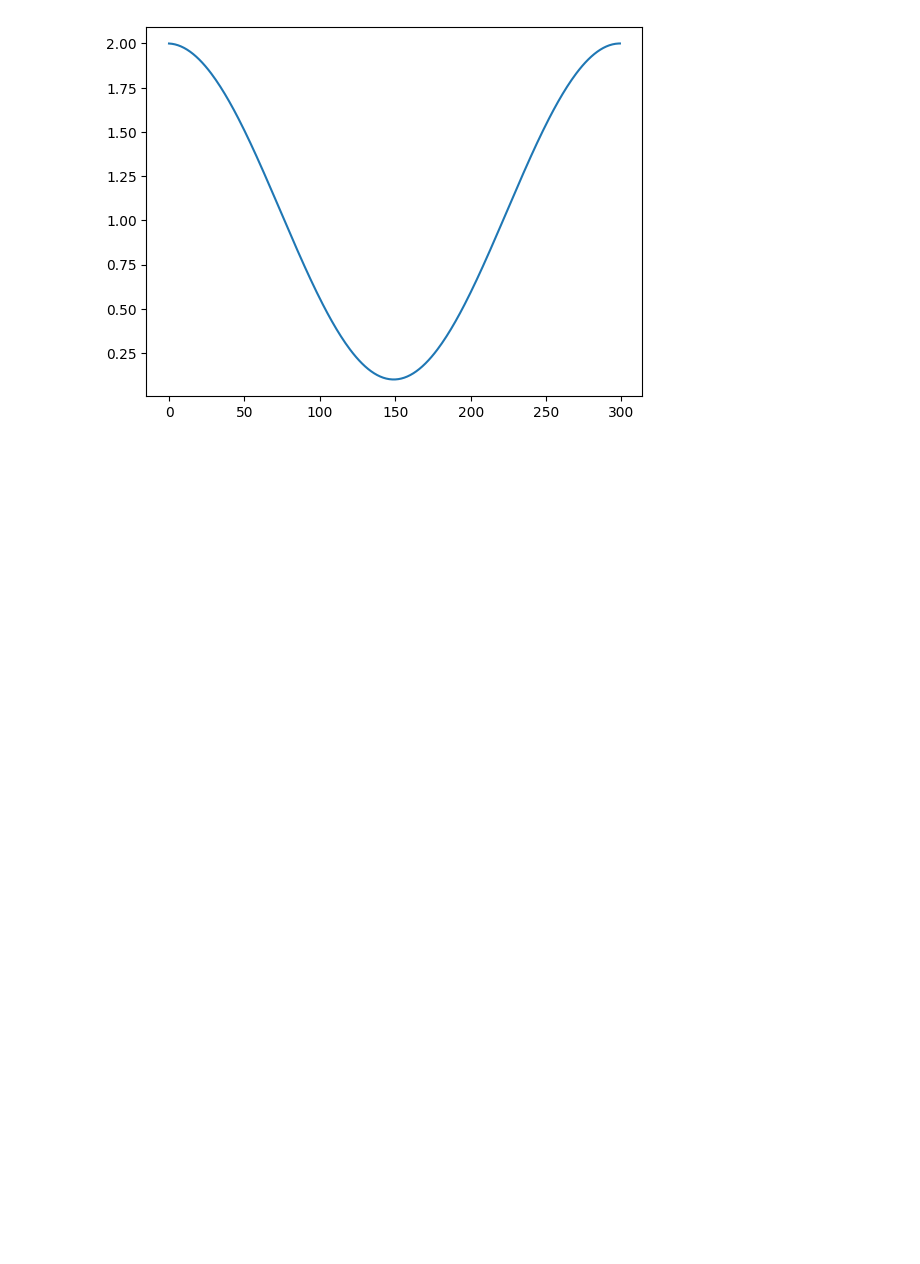
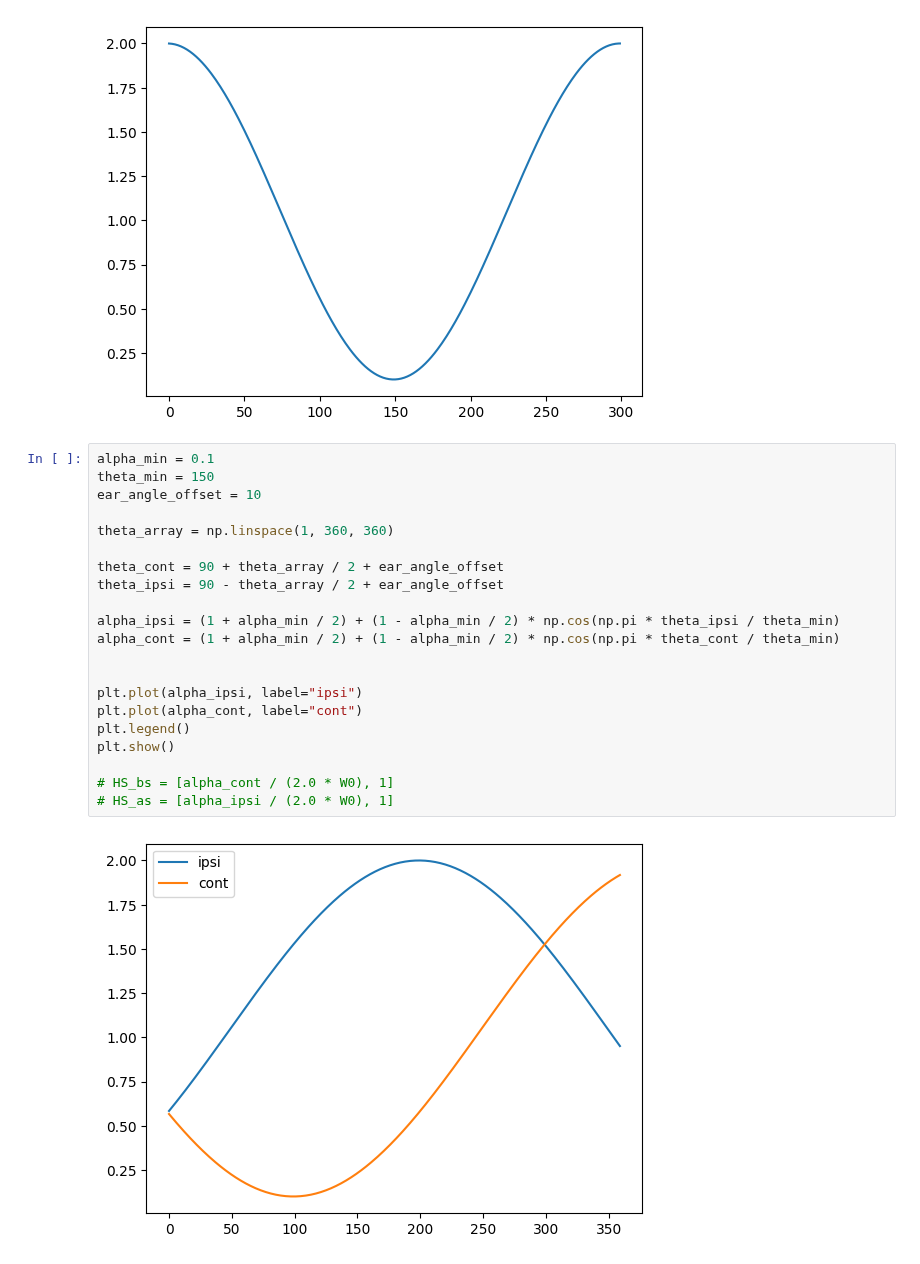
Before and after one commit to kweiwen/pitki, a Jupyter notebook: hrtf/Head-Shadow Filter.ipynb, the cells around one changed output. Saved outputs shown, nothing was run; the diff lists cells and outputs as text; blank space fills up the shorter version.

```diff
--- a/hrtf/Head-Shadow Filter.ipynb
+++ b/hrtf/Head-Shadow Filter.ipynb
@@ -63,6 +63,29 @@ plt.plot(alpha)
 plt.show()
 # %% [output]
 [figure]
+# %%
+alpha_min = 0.1
+theta_min = 150
+ear_angle_offset = 10
+
+theta_array = np.linspace(1, 360, 360)
+
+theta_cont = 90 + theta_array / 2 + ear_angle_offset
+theta_ipsi = 90 - theta_array / 2 + ear_angle_offset
+
+alpha_ipsi = (1 + alpha_min / 2) + (1 - alpha_min / 2) * np.cos(np.pi * theta_ipsi / theta_min)
+alpha_cont = (1 + alpha_min / 2) + (1 - alpha_min / 2) * np.cos(np.pi * theta_cont / theta_min)
+
+
+plt.plot(alpha_ipsi, label="ipsi")
+plt.plot(alpha_cont, label="cont")
+plt.legend()
+plt.show()
+
+# HS_bs = [alpha_cont / (2.0 * W0), 1]
+# HS_as = [alpha_ipsi / (2.0 * W0), 1]
+# %% [output]
+[figure, added]
 # %%
 theta_array = np.array([0, 60, 75, 90, 105, 120, 135, 150])
 x = np.arange(1, 1001) / 10
```
Also changed, not shown: parts of 1 cell of this notebook.
